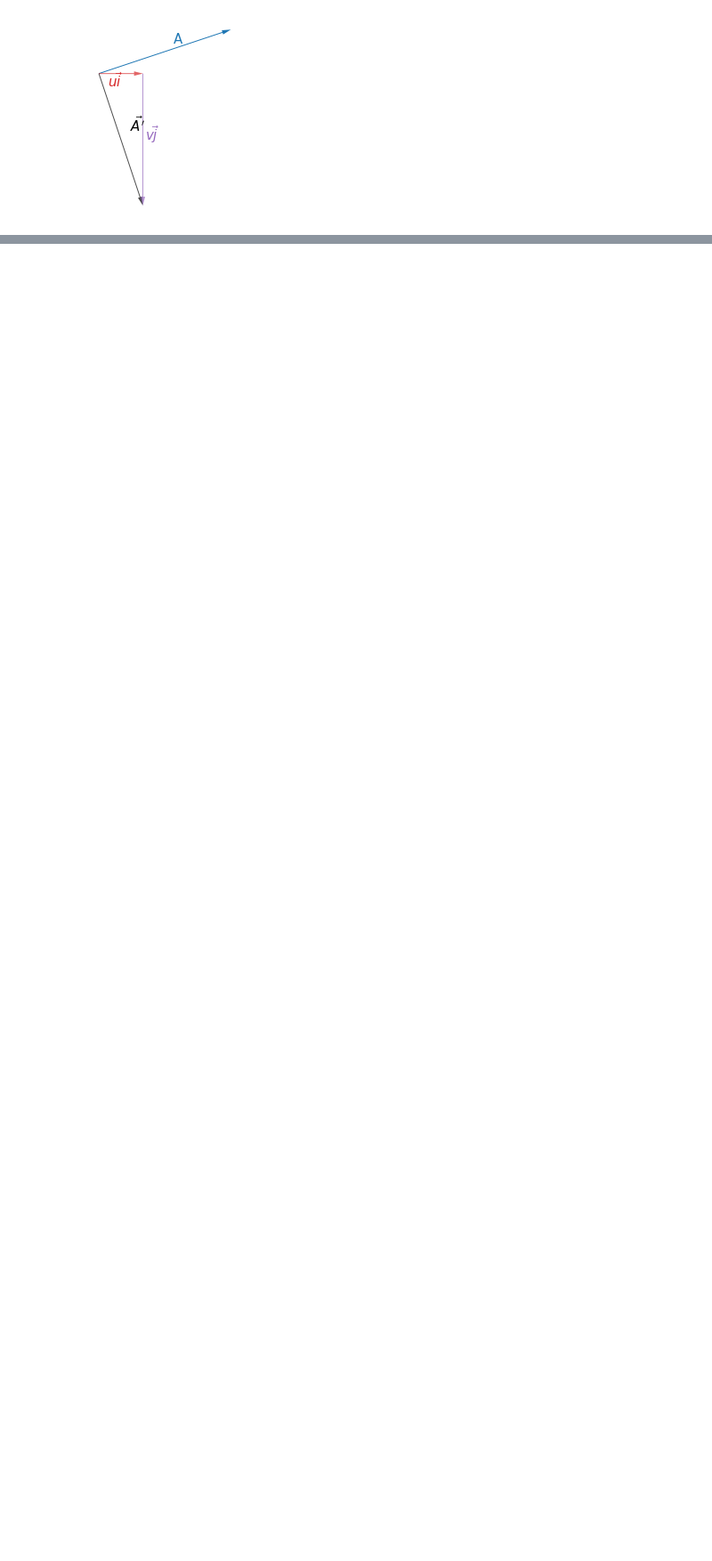
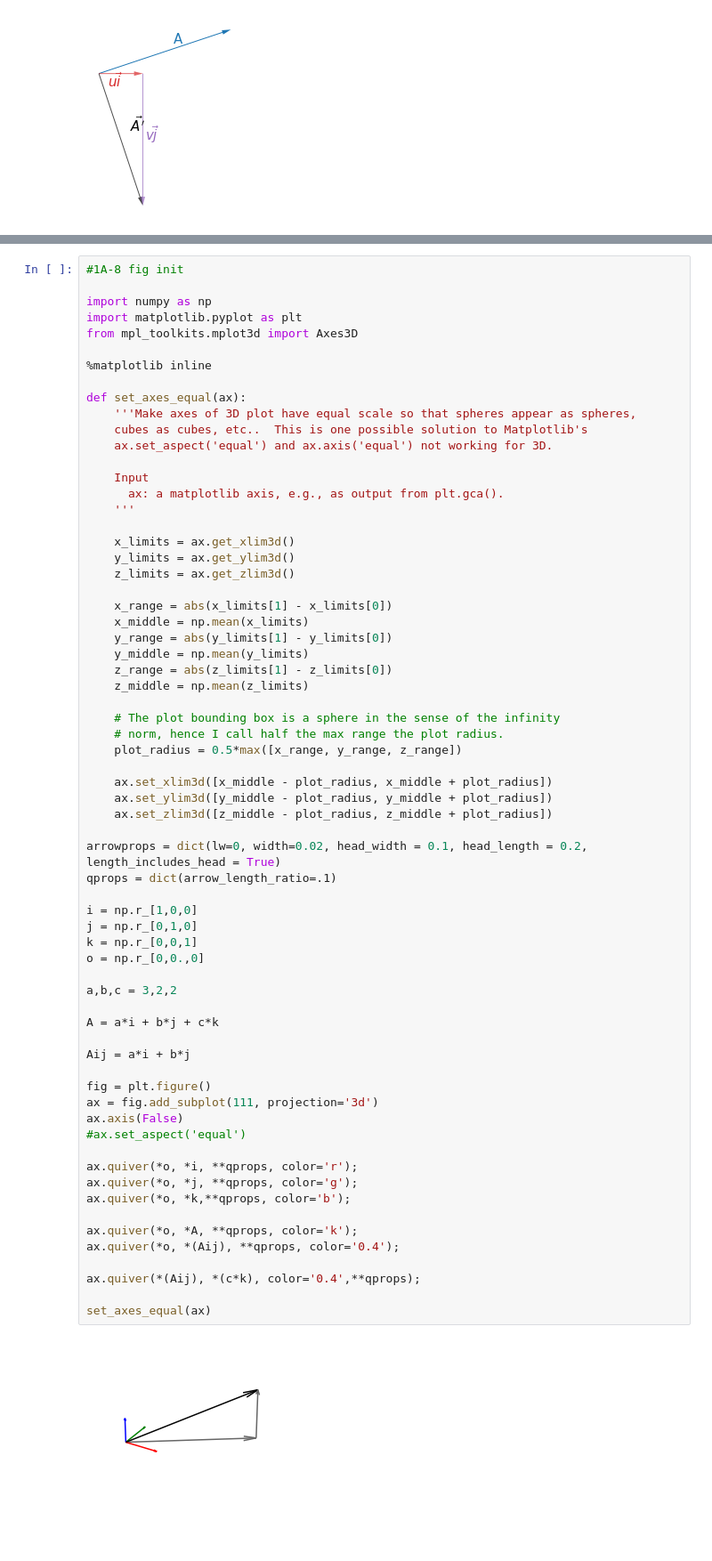
Before and after one commit to AndrewMicallef/homework, a Jupyter notebook: 18.02_MVC/pset1.ipynb, the cells around one changed output, grey strips where cells are left out. Shown at 89% size. Saved outputs shown, nothing was run; the diff lists cells and outputs as text; blank space fills up the shorter version.

```diff
--- a/18.02_MVC/pset1.ipynb
+++ b/18.02_MVC/pset1.ipynb
@@ -556,0 +437,68 @@ Now imagine the vectors $\vec{A} = OP = RQ $ and $\vec{B} = OR = PQ$ sit along t
+# %%
+#1A-8 fig init
+
+import numpy as np
+import matplotlib.pyplot as plt
+from mpl_toolkits.mplot3d import Axes3D
+
+%matplotlib inline
+
+def set_axes_equal(ax):
+    '''Make axes of 3D plot have equal scale so that spheres appear as spheres,
+    cubes as cubes, etc..  This is one possible solution to Matplotlib's
+    ax.set_aspect('equal') and ax.axis('equal') not working for 3D.
+
+    Input
+      ax: a matplotlib axis, e.g., as output from plt.gca().
+    '''
+
+    x_limits = ax.get_xlim3d()
+    y_limits = ax.get_ylim3d()
+    z_limits = ax.get_zlim3d()
+
+    x_range = abs(x_limits[1] - x_limits[0])
+    x_middle = np.mean(x_limits)
+    y_range = abs(y_limits[1] - y_limits[0])
+    y_middle = np.mean(y_limits)
+    z_range = abs(z_limits[1] - z_limits[0])
+    z_middle = np.mean(z_limits)
+
+    # The plot bounding box is a sphere in the sense of the infinity
+    # norm, hence I call half the max range the plot radius.
+    plot_radius = 0.5*max([x_range, y_range, z_range])
+
+    ax.set_xlim3d([x_middle - plot_radius, x_middle + plot_radius])
+    ax.set_ylim3d([y_middle - plot_radius, y_middle + plot_radius])
+    ax.set_zlim3d([z_middle - plot_radius, z_middle + plot_radius])
+
+arrowprops = dict(lw=0, width=0.02, head_width = 0.1, head_length = 0.2, length_includes_head = True)
+qprops = dict(arrow_length_ratio=.1)
+
+i = np.r_[1,0,0]
+j = np.r_[0,1,0]
+k = np.r_[0,0,1]
+o = np.r_[0,0.,0]
+
+a,b,c = 3,2,2
+
+A = a*i + b*j + c*k
+
+Aij = a*i + b*j
+
+fig = plt.figure()
+ax = fig.add_subplot(111, projection='3d')
+ax.axis(False)
+#ax.set_aspect('equal')
+
+ax.quiver(*o, *i, **qprops, color='r');
+ax.quiver(*o, *j, **qprops, color='g');
+ax.quiver(*o, *k,**qprops, color='b');
+
+ax.quiver(*o, *A, **qprops, color='k');
+ax.quiver(*o, *(Aij), **qprops, color='0.4');
+
+ax.quiver(*(Aij), *(c*k), color='0.4',**qprops);
+
+set_axes_equal(ax)
+# %% [output]
+[figure, added]
```
Also changed, not shown: parts of 3 cells of this notebook, 2 other files.
